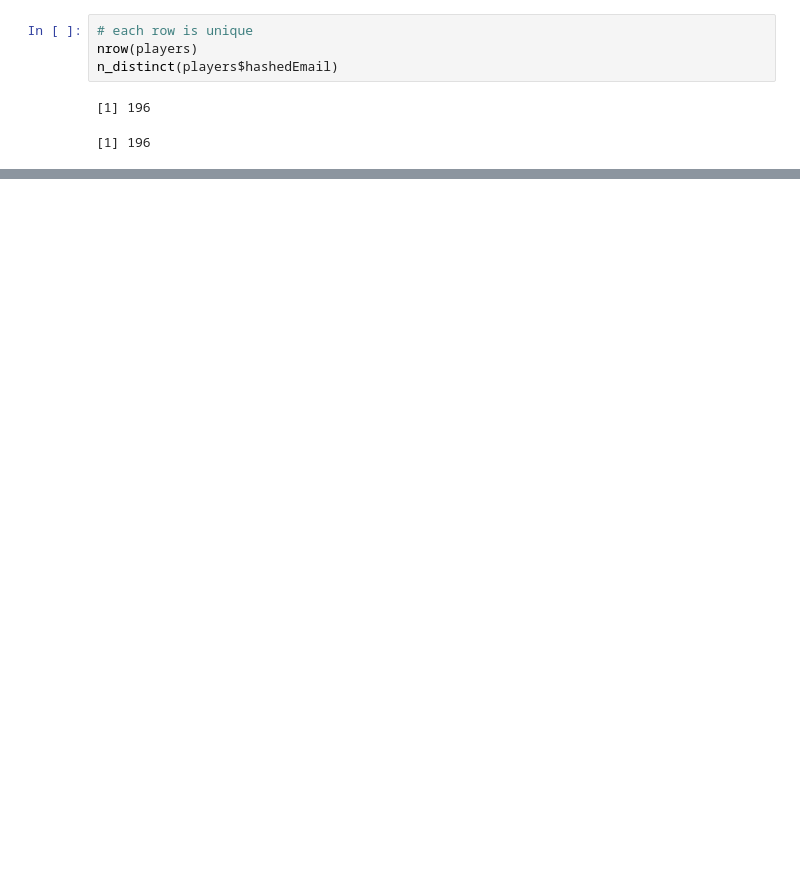
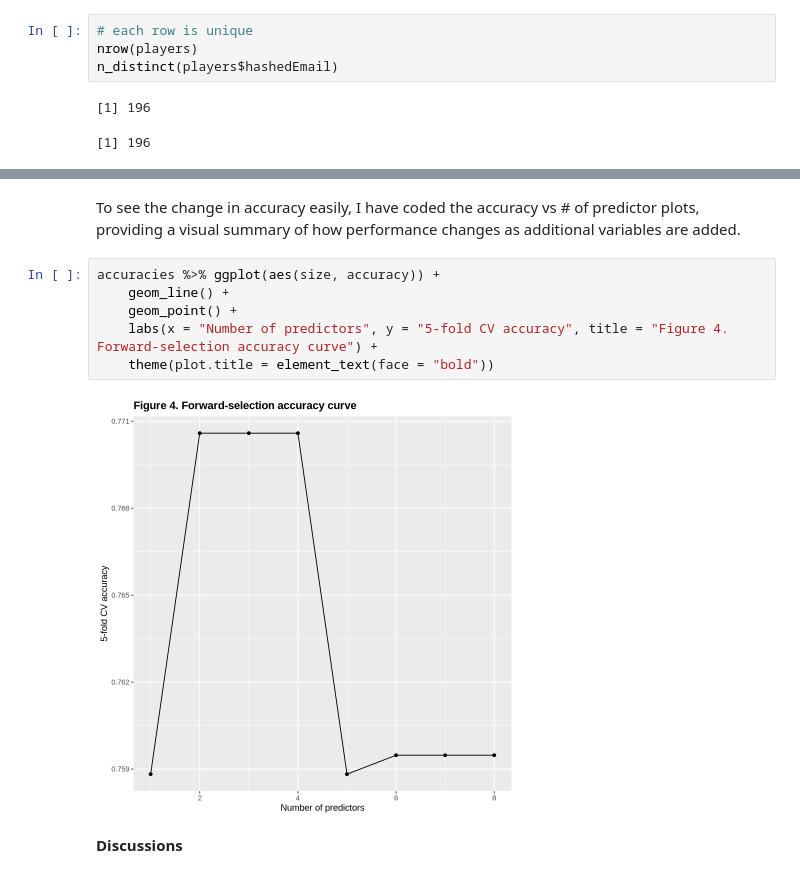
Before and after one commit to Parkryan0128/DSCI100_Project, a Jupyter notebook: Report.ipynb, the cells around one changed output, grey strips where cells are left out. Drawn from its saved outputs; the diff is of its cells as text; blank space fills up the shorter version.

```diff
--- a/Report.ipynb
+++ b/Report.ipynb
@@ -269,0 +458,12 @@ acc_tbl$.estimate           # just the numeric value
+# %% [markdown]
+To see the change in accuracy easily, I have coded the accuracy vs # of predictor plots, providing a visual summary of how performance changes as additional variables are added.
+# %%
+accuracies %>% ggplot(aes(size, accuracy)) +
+    geom_line() +
+    geom_point() +
+    labs(x = "Number of predictors", y = "5-fold CV accuracy", title = "Figure 4. Forward-selection accuracy curve") +
+    theme(plot.title = element_text(face = "bold"))
+# %% [output]
+[figure, added]
+# %% [markdown]
+**Discussions**
```
Also changed, not shown: parts of 26 cells of this notebook.
